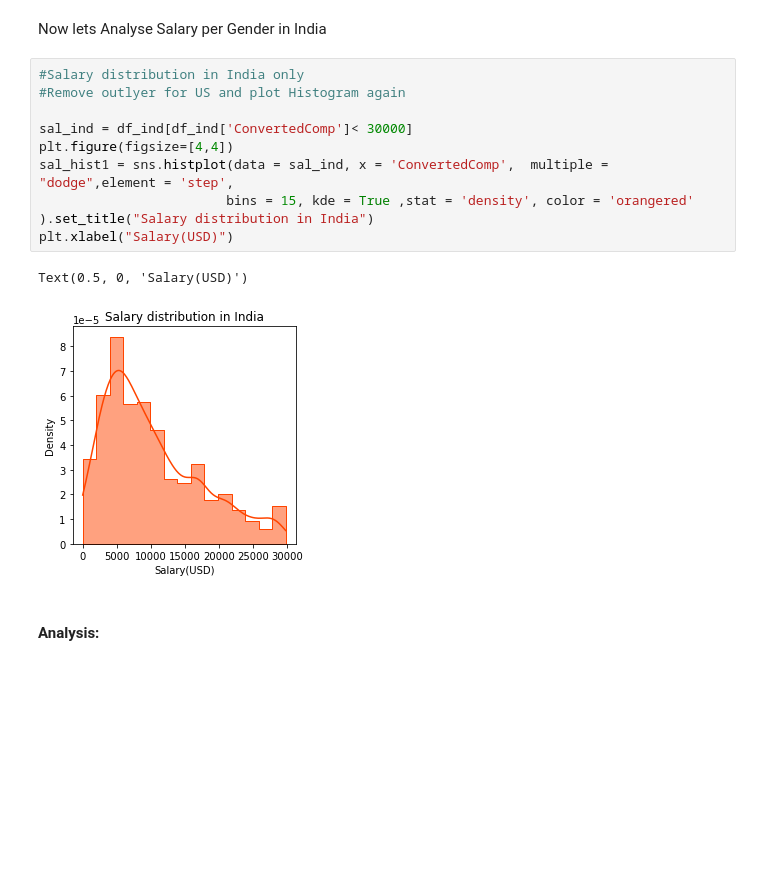
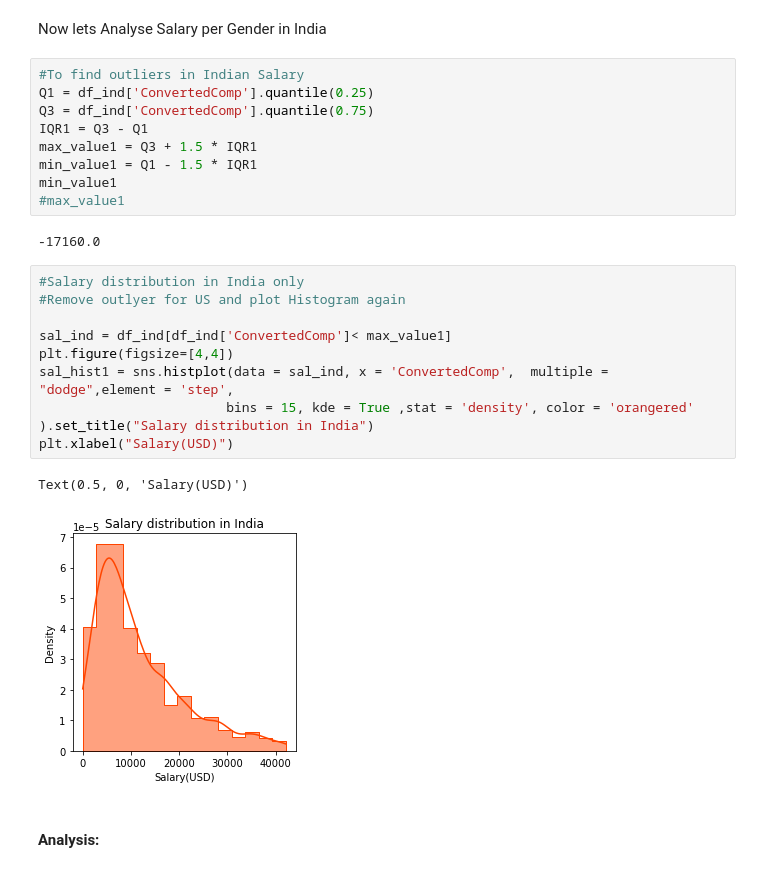
Before and after one commit to Arjunar92/StackOverflow_dev_survey, a Jupyter notebook: StackOverflow_2020_USvsIndia_Final.ipynb, the cells around one changed output. Saved outputs shown, nothing was run; the diff lists cells and outputs as text; blank space fills up the shorter version.

Commit message:
Add files via upload
Updated the salary distribution, by checking for Outliers.

```diff
--- a/StackOverflow_2020_USvsIndia_Final.ipynb
+++ b/StackOverflow_2020_USvsIndia_Final.ipynb
@@ -354,17 +365,28 @@ Text(0.5, 0, 'Salary(USD)')
 # %% [markdown]
 Now lets Analyse Salary per Gender in India
+# %%
+#To find outliers in Indian Salary
+Q1 = df_ind['ConvertedComp'].quantile(0.25)
+Q3 = df_ind['ConvertedComp'].quantile(0.75)
+IQR1 = Q3 - Q1
+max_value1 = Q3 + 1.5 * IQR1
+min_value1 = Q1 - 1.5 * IQR1
+min_value1
+#max_value1
+# %% [output]
+-17160.0
 # %%
 #Salary distribution in India only
 #Remove outlyer for US and plot Histogram again
 
-sal_ind = df_ind[df_ind['ConvertedComp']< 30000]
+sal_ind = df_ind[df_ind['ConvertedComp']< max_value1]
 plt.figure(figsize=[4,4])
 sal_hist1 = sns.histplot(data = sal_ind, x = 'ConvertedComp',  multiple = "dodge",element = 'step',
                         bins = 15, kde = True ,stat = 'density', color = 'orangered'  ).set_title("Salary distribution in India")
 plt.xlabel("Salary(USD)")
 # %% [output]
 Text(0.5, 0, 'Salary(USD)')
-[figure, old version]
+[figure, new version]
 # %% [markdown]
 #### Analysis:
 # %% [markdown]
```
Also changed, not shown: parts of 2 cells of this notebook.
